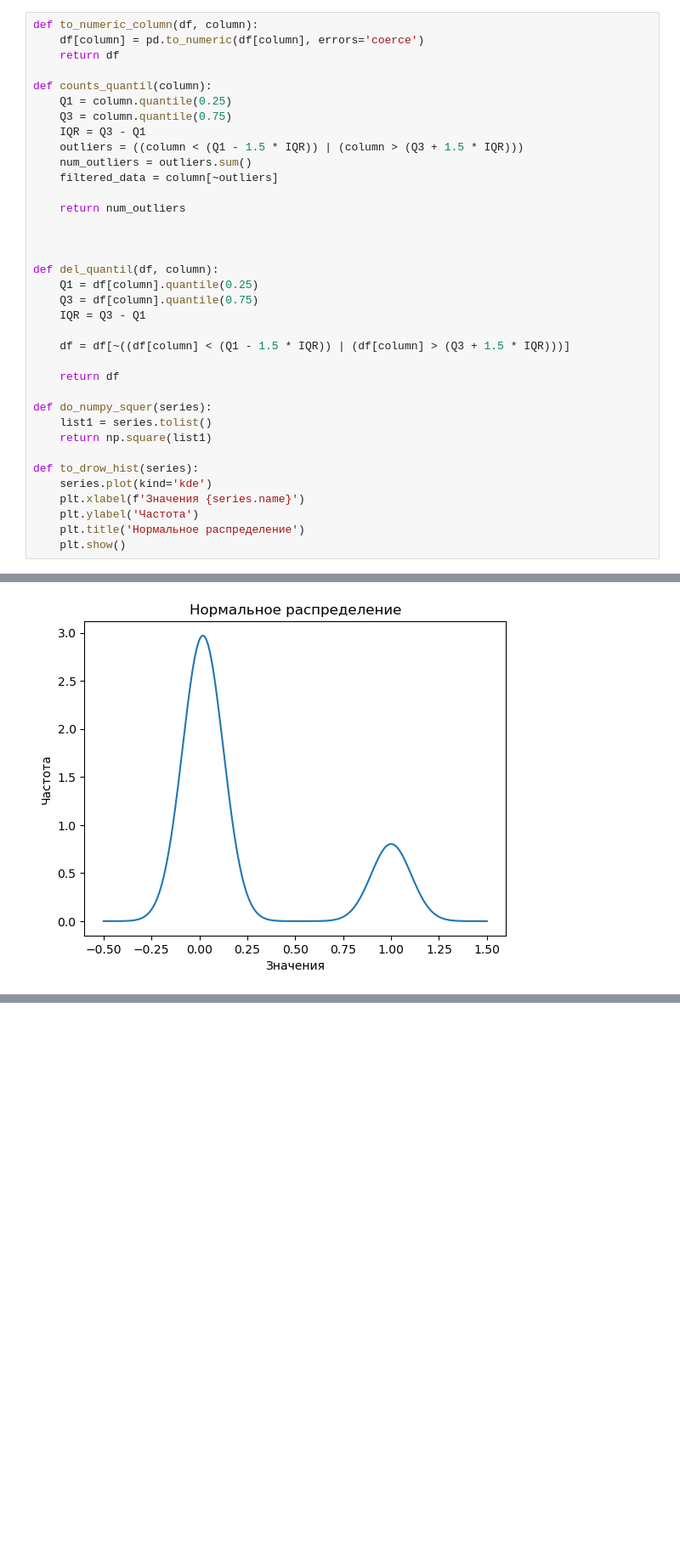
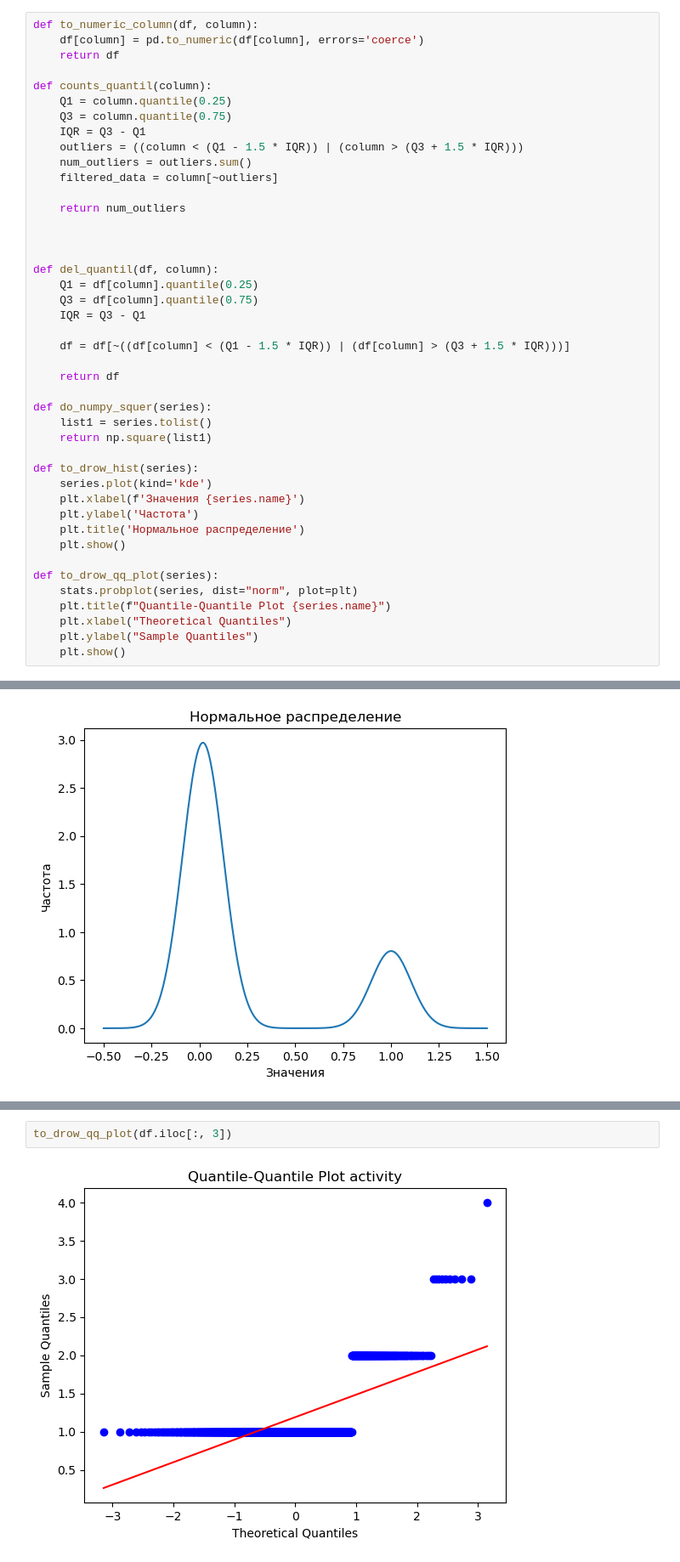
Before and after one commit to illhammm/Nanozymes1, a Jupyter notebook: Data_Preprocessing/data_preprocessing.ipynb, the cells around one changed output, grey strips where cells are left out. Shown at 85% size. Drawn from its saved outputs; the diff is of its cells as text; blank space fills up the shorter version.

```diff
--- a/Data_Preprocessing/data_preprocessing.ipynb
+++ b/Data_Preprocessing/data_preprocessing.ipynb
@@ -77,6 +78,13 @@ def to_drow_hist(series):
     plt.ylabel('Частота')
     plt.title('Нормальное распределение')
     plt.show()
+
+def to_drow_qq_plot(series):
+    stats.probplot(series, dist="norm", plot=plt)
+    plt.title(f"Quantile-Quantile Plot {series.name}")
+    plt.xlabel("Theoretical Quantiles")
+    plt.ylabel("Sample Quantiles")
+    plt.show()
 # %%
 df = to_numeric_column(df, 'Vmax')
 df = to_numeric_column(df, 'Km')
@@ -214,0 +223,4 @@ to_drow_hist(df.iloc[:, 12])
+# %%
+to_drow_qq_plot(df.iloc[:, 3])
+# %% [output]
+[figure, added]
```
Also changed, not shown: parts of 3 cells of this notebook.
